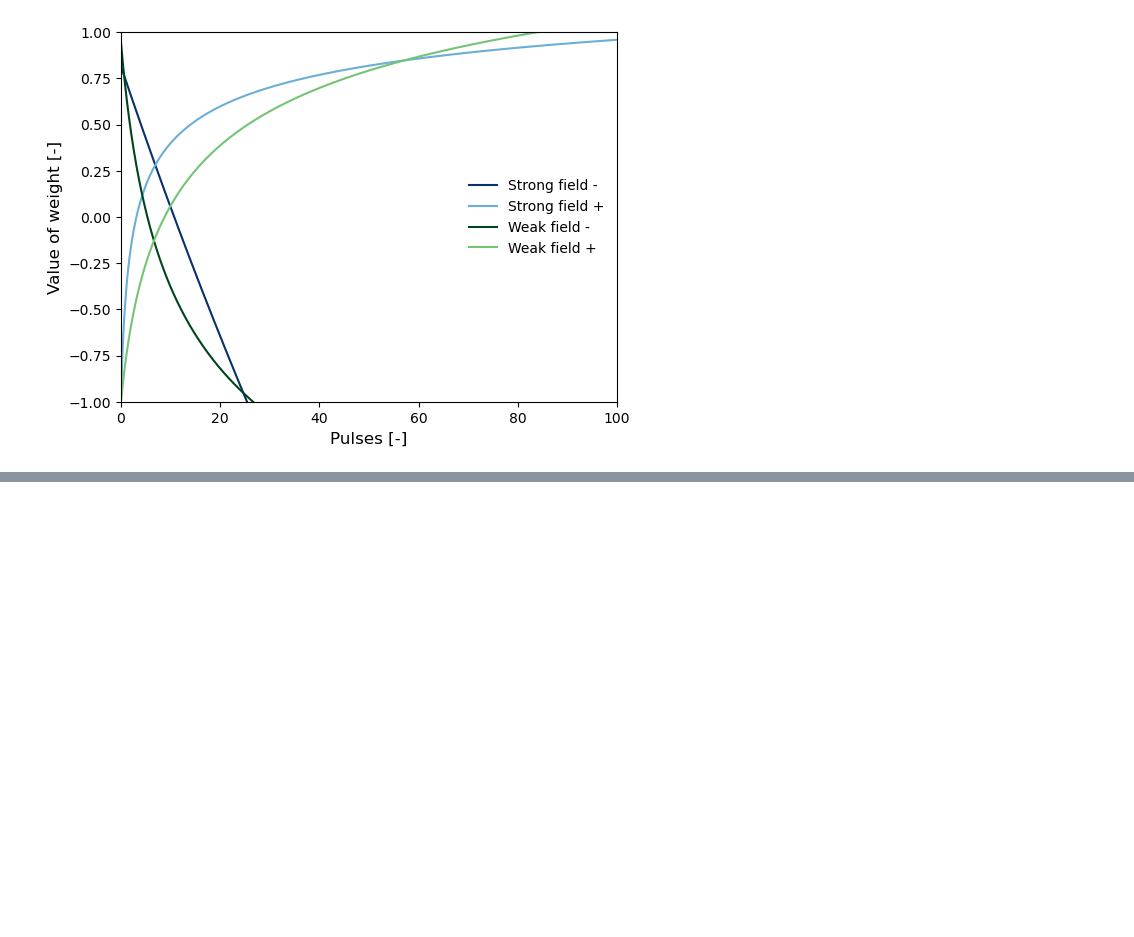
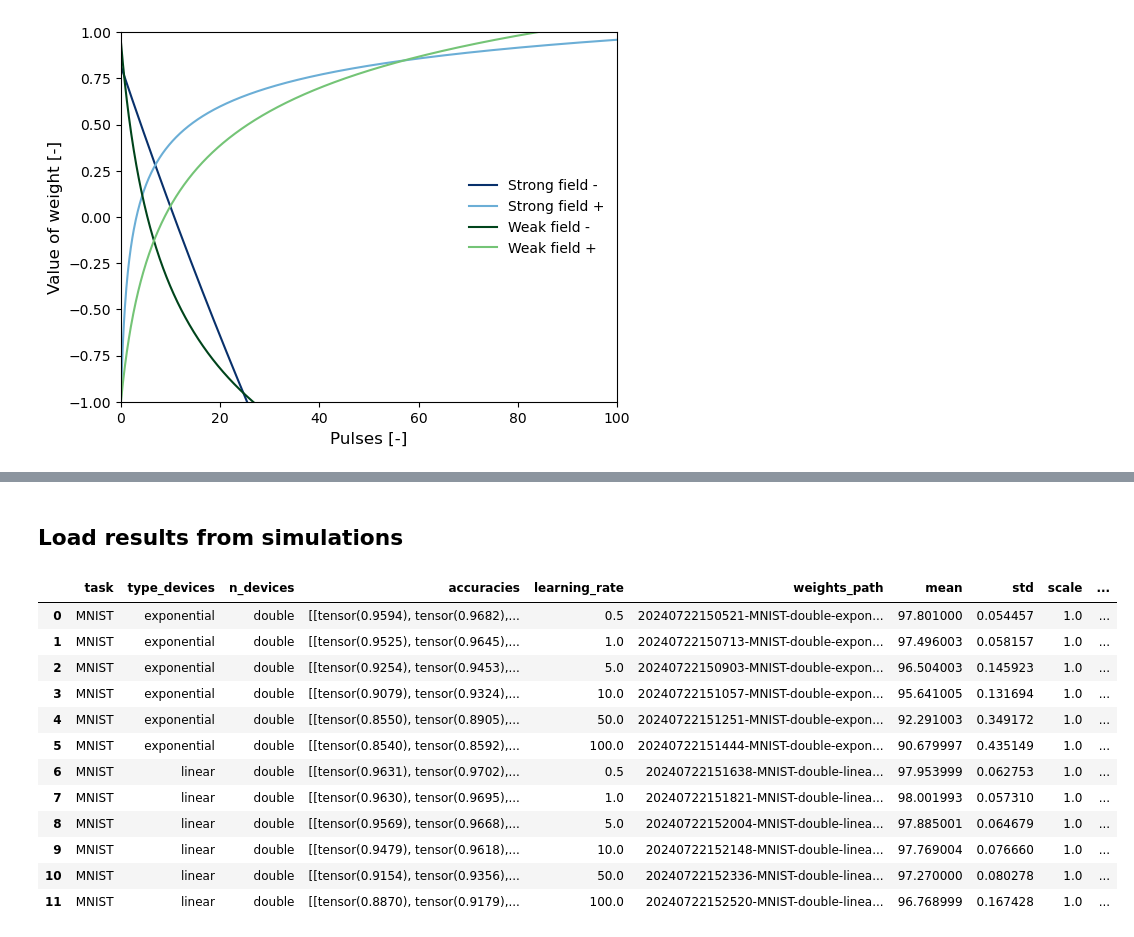
Before and after one commit to kellian-cottart/magnetoionic-simulations, a Jupyter notebook: magnetoionic-figures.ipynb, the cells around one changed output, grey strips where cells are left out. Cells and saved outputs as stored; diff of their text form; code cells hidden in the pictures; blank space fills up the shorter version.

Commit message:
refactor: changed functions and added dependency to pandas

```diff
--- a/magnetoionic-figures.ipynb
+++ b/magnetoionic-figures.ipynb
@@ -241,0 +64,55 @@ for path, model in zip(paths, models):
+# %% [markdown]
+## Load results from simulations
+# %%
+# Create a pandas dataframe with columns type, mean, std, learning rate
+df = pd.DataFrame(columns=["task", "type_devices", "n_devices", "accuracies", "learning_rate", "weights_path", "mean", "std", "scale", "noise", "mean_abs_grad"])
+# get all paths
+paths = [f for f in os.listdir(SIMULATION_FOLDER) if os.path.isdir(os.path.join(SIMULATION_FOLDER, f)) and ("simple" in f or "double" in f)]
+
+for path in paths:
+    # first dim of the tensor is the iteration
+    accuracies = []
+    mean_abs_grad = []
+    weights = ""
+    for it in range(n_iterations):
+        current_folder = os.path.join(SIMULATION_FOLDER, path)
+        accuracies.append(torch.load(os.path.join(current_folder, path+f"-{it}-accuracies.pth")))
+        mean_abs_grad.append(torch.load(os.path.join(current_folder, path+f"-{it}-gradients.pth")))
+        if it == 0:
+            weights = path+f"-{it}-weights.pth"
+    accuracies = torch.stack(accuracies)
+    mean = accuracies.mean(dim=0)[-1].item()*100
+    std = accuracies.std(dim=0)[-1].item()*100
+    mean_abs_grad = torch.stack(mean_abs_grad).mean(dim=0)[0].item()
+    task = path.split("-")[1]
+    n_devices = path.split("-")[2]
+    type_devices = path.split("-")[3]
+    learning_rate = float(path.split("-")[4])
+    scale = float(path.split("-")[8])
+    noise = float(path.split("-")[10])
+    df = df.append({"task": task,
+                    "type_devices": type_devices,
+                    "n_devices": n_devices,
+                    "accuracies": accuracies,
+                    "learning_rate": learning_rate,
+                    "weights_path": weights,
+                    "mean": mean,
+                    "std": std,
+                    "mean_abs_grad": mean_abs_grad,
+                    "noise": noise,
+                    "scale": scale}, ignore_index=True)
+df
+# %% [output]
+|  | task | type_devices | n_devices | accuracies | learning_rate | weights_path | mean | std | scale | ... |
+| 0 | MNIST | exponential | double | [[tensor(0.9594), tensor(0.9682),... | 0.5 | 20240722150521-MNIST-double-expon... | 97.801000 | 0.054457 | 1.0 | ... |
+| 1 | MNIST | exponential | double | [[tensor(0.9525), tensor(0.9645),... | 1.0 | 20240722150713-MNIST-double-expon... | 97.496003 | 0.058157 | 1.0 | ... |
+| 2 | MNIST | exponential | double | [[tensor(0.9254), tensor(0.9453),... | 5.0 | 20240722150903-MNIST-double-expon... | 96.504003 | 0.145923 | 1.0 | ... |
+| 3 | MNIST | exponential | double | [[tensor(0.9079), tensor(0.9324),... | 10.0 | 20240722151057-MNIST-double-expon... | 95.641005 | 0.131694 | 1.0 | ... |
+| 4 | MNIST | exponential | double | [[tensor(0.8550), tensor(0.8905),... | 50.0 | 20240722151251-MNIST-double-expon... | 92.291003 | 0.349172 | 1.0 | ... |
+| 5 | MNIST | exponential | double | [[tensor(0.8540), tensor(0.8592),... | 100.0 | 20240722151444-MNIST-double-expon... | 90.679997 | 0.435149 | 1.0 | ... |
+| 6 | MNIST | linear | double | [[tensor(0.9631), tensor(0.9702),... | 0.5 | 20240722151638-MNIST-double-linea... | 97.953999 | 0.062753 | 1.0 | ... |
+| 7 | MNIST | linear | double | [[tensor(0.9630), tensor(0.9695),... | 1.0 | 20240722151821-MNIST-double-linea... | 98.001993 | 0.057310 | 1.0 | ... |
+| 8 | MNIST | linear | double | [[tensor(0.9569), tensor(0.9668),... | 5.0 | 20240722152004-MNIST-double-linea... | 97.885001 | 0.064679 | 1.0 | ... |
+| 9 | MNIST | linear | double | [[tensor(0.9479), tensor(0.9618),... | 10.0 | 20240722152148-MNIST-double-linea... | 97.769004 | 0.076660 | 1.0 | ... |
+| 10 | MNIST | linear | double | [[tensor(0.9154), tensor(0.9356),... | 50.0 | 20240722152336-MNIST-double-linea... | 97.270000 | 0.080278 | 1.0 | ... |
+| 11 | MNIST | linear | double | [[tensor(0.8870), tensor(0.9179),... | 100.0 | 20240722152520-MNIST-double-linea... | 96.768999 | 0.167428 | 1.0 | ... |
```
Also changed, not shown: parts of 11 cells of this notebook, 3 other files.
